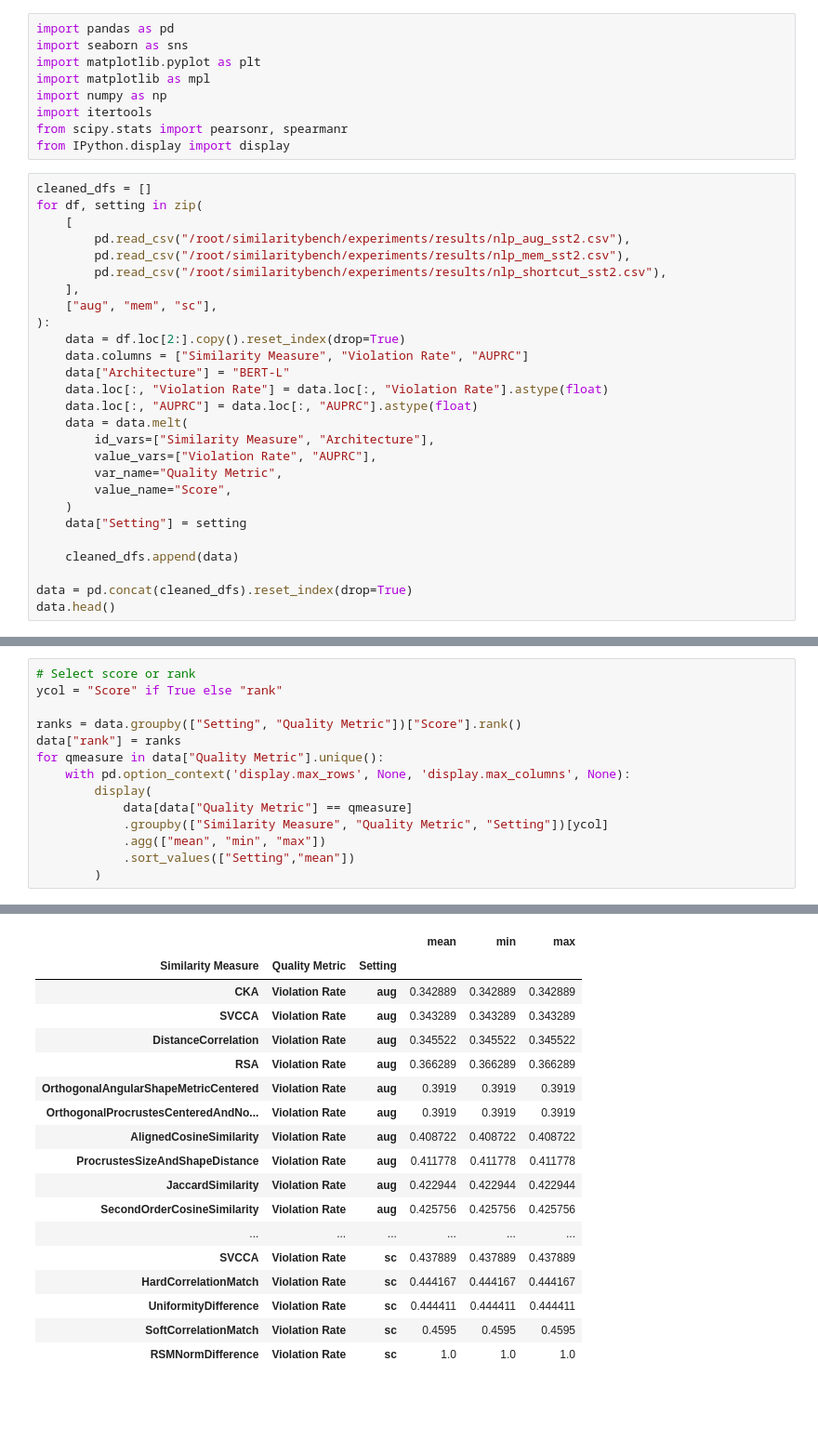
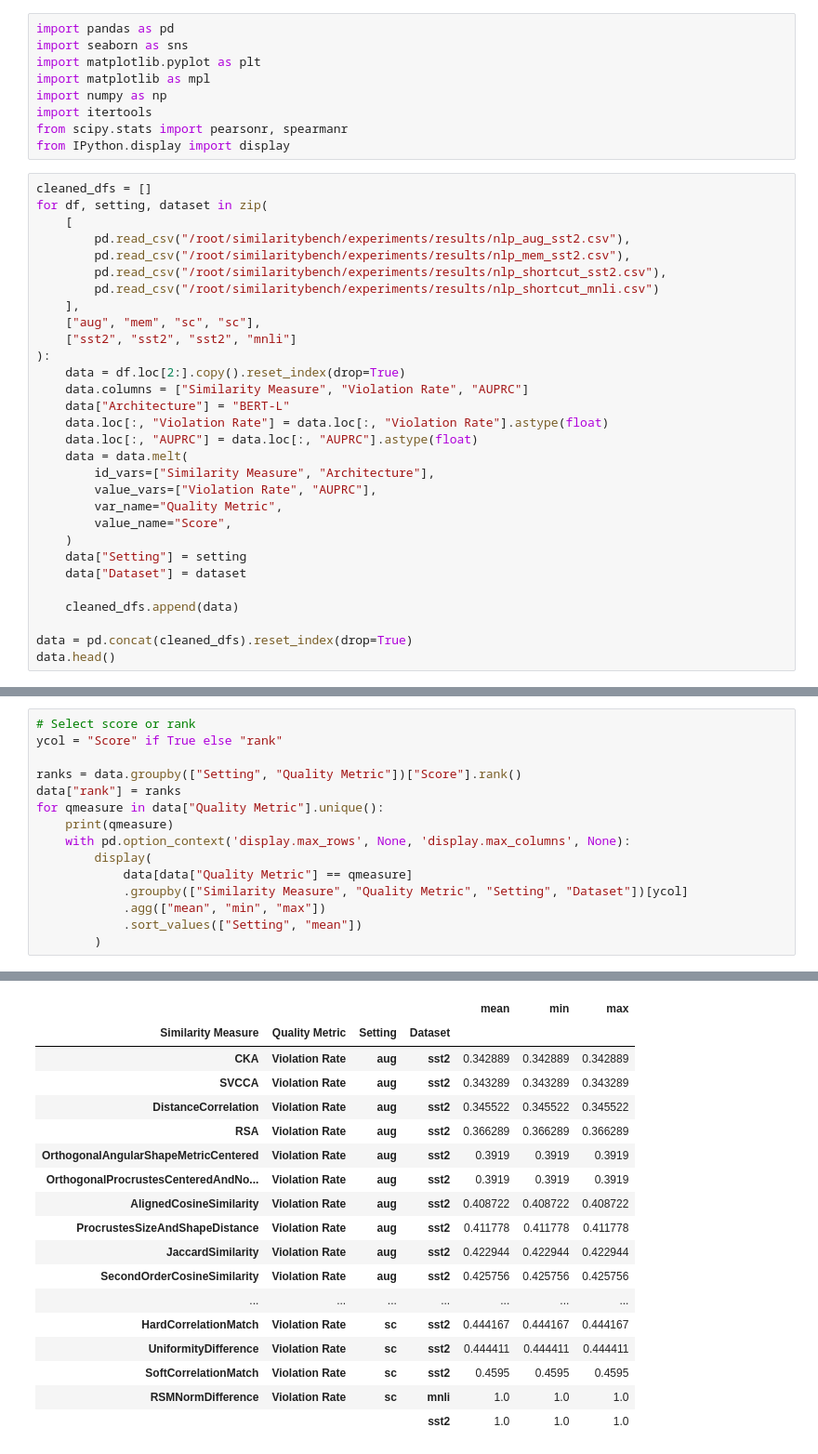
Before and after one commit to TaWald/similaritybench, a Jupyter notebook: nlp/notebooks/explore_groupseparation_experiments.ipynb, the cells around one changed output, grey strips where cells are left out. Shown at 93% size. Saved outputs shown, nothing was run; the diff lists cells and outputs as text; blank space fills up the shorter version.

```diff
--- a/nlp/notebooks/explore_groupseparation_experiments.ipynb
+++ b/nlp/notebooks/explore_groupseparation_experiments.ipynb
@@ -9,13 +9,15 @@ from scipy.stats import pearsonr, spearmanr
 from IPython.display import display
 # %%
 cleaned_dfs = []
-for df, setting in zip(
+for df, setting, dataset in zip(
     [
         pd.read_csv("/root/similaritybench/experiments/results/nlp_aug_sst2.csv"),
         pd.read_csv("/root/similaritybench/experiments/results/nlp_mem_sst2.csv"),
         pd.read_csv("/root/similaritybench/experiments/results/nlp_shortcut_sst2.csv"),
+        pd.read_csv("/root/similaritybench/experiments/results/nlp_shortcut_mnli.csv")
     ],
-    ["aug", "mem", "sc"],
+    ["aug", "mem", "sc", "sc"],
+    ["sst2", "sst2", "sst2", "mnli"]
 ):
     data = df.loc[2:].copy().reset_index(drop=True)
     data.columns = ["Similarity Measure", "Violation Rate", "AUPRC"]
@@ -29,6 +31,7 @@ for df, setting in zip(
         value_name="Score",
     )
     data["Setting"] = setting
+    data["Dataset"] = dataset
 
     cleaned_dfs.append(data)
 
@@ -75,11 +78,12 @@ ycol = "Score" if True else "rank"
 ranks = data.groupby(["Setting", "Quality Metric"])["Score"].rank()
 data["rank"] = ranks
 for qmeasure in data["Quality Metric"].unique():
+    print(qmeasure)
     with pd.option_context('display.max_rows', None, 'display.max_columns', None):
         display(
             data[data["Quality Metric"] == qmeasure]
-            .groupby(["Similarity Measure", "Quality Metric", "Setting"])[ycol]
+            .groupby(["Similarity Measure", "Quality Metric", "Setting", "Dataset"])[ycol]
             .agg(["mean", "min", "max"])
-            .sort_values(["Setting","mean"])
+            .sort_values(["Setting", "mean"])
         )
 # %% [output]
@@ -86,18 +91,18 @@ for qmeasure in data["Quality Metric"].unique():
-|  |  |  | mean | min | max |
-| Similarity Measure | Quality Metric | Setting |  |  |  |
-| CKA | Violation Rate | aug | 0.342889 | 0.342889 | 0.342889 |
-| SVCCA | Violation Rate | aug | 0.343289 | 0.343289 | 0.343289 |
-| DistanceCorrelation | Violation Rate | aug | 0.345522 | 0.345522 | 0.345522 |
-| RSA | Violation Rate | aug | 0.366289 | 0.366289 | 0.366289 |
-| OrthogonalAngularShapeMetricCentered | Violation Rate | aug | 0.3919 | 0.3919 | 0.3919 |
-| OrthogonalProcrustesCenteredAndNo... | Violation Rate | aug | 0.3919 | 0.3919 | 0.3919 |
-| AlignedCosineSimilarity | Violation Rate | aug | 0.408722 | 0.408722 | 0.408722 |
-| ProcrustesSizeAndShapeDistance | Violation Rate | aug | 0.411778 | 0.411778 | 0.411778 |
-| JaccardSimilarity | Violation Rate | aug | 0.422944 | 0.422944 | 0.422944 |
-| SecondOrderCosineSimilarity | Violation Rate | aug | 0.425756 | 0.425756 | 0.425756 |
-| ... | ... | ... | ... | ... | ... |
-| SVCCA | Violation Rate | sc | 0.437889 | 0.437889 | 0.437889 |
-| HardCorrelationMatch | Violation Rate | sc | 0.444167 | 0.444167 | 0.444167 |
-| UniformityDifference | Violation Rate | sc | 0.444411 | 0.444411 | 0.444411 |
-| SoftCorrelationMatch | Violation Rate | sc | 0.4595 | 0.4595 | 0.4595 |
-| RSMNormDifference | Violation Rate | sc | 1.0 | 1.0 | 1.0 |
+|  |  |  |  | mean | min | max |
+| Similarity Measure | Quality Metric | Setting | Dataset |  |  |  |
+| CKA | Violation Rate | aug | sst2 | 0.342889 | 0.342889 | 0.342889 |
+| SVCCA | Violation Rate | aug | sst2 | 0.343289 | 0.343289 | 0.343289 |
+| DistanceCorrelation | Violation Rate | aug | sst2 | 0.345522 | 0.345522 | 0.345522 |
+| RSA | Violation Rate | aug | sst2 | 0.366289 | 0.366289 | 0.366289 |
+| OrthogonalAngularShapeMetricCentered | Violation Rate | aug | sst2 | 0.3919 | 0.3919 | 0.3919 |
+| OrthogonalProcrustesCenteredAndNo... | Violation Rate | aug | sst2 | 0.3919 | 0.3919 | 0.3919 |
+| AlignedCosineSimilarity | Violation Rate | aug | sst2 | 0.408722 | 0.408722 | 0.408722 |
+| ProcrustesSizeAndShapeDistance | Violation Rate | aug | sst2 | 0.411778 | 0.411778 | 0.411778 |
+| JaccardSimilarity | Violation Rate | aug | sst2 | 0.422944 | 0.422944 | 0.422944 |
+| SecondOrderCosineSimilarity | Violation Rate | aug | sst2 | 0.425756 | 0.425756 | 0.425756 |
+| ... | ... | ... | ... | ... | ... | ... |
+| HardCorrelationMatch | Violation Rate | sc | sst2 | 0.444167 | 0.444167 | 0.444167 |
+| UniformityDifference | Violation Rate | sc | sst2 | 0.444411 | 0.444411 | 0.444411 |
+| SoftCorrelationMatch | Violation Rate | sc | sst2 | 0.4595 | 0.4595 | 0.4595 |
+| RSMNormDifference | Violation Rate | sc | mnli | 1.0 | 1.0 | 1.0 |
+|  |  |  | sst2 | 1.0 | 1.0 | 1.0 |
```
Also changed, not shown: parts of 4 cells of this notebook.
